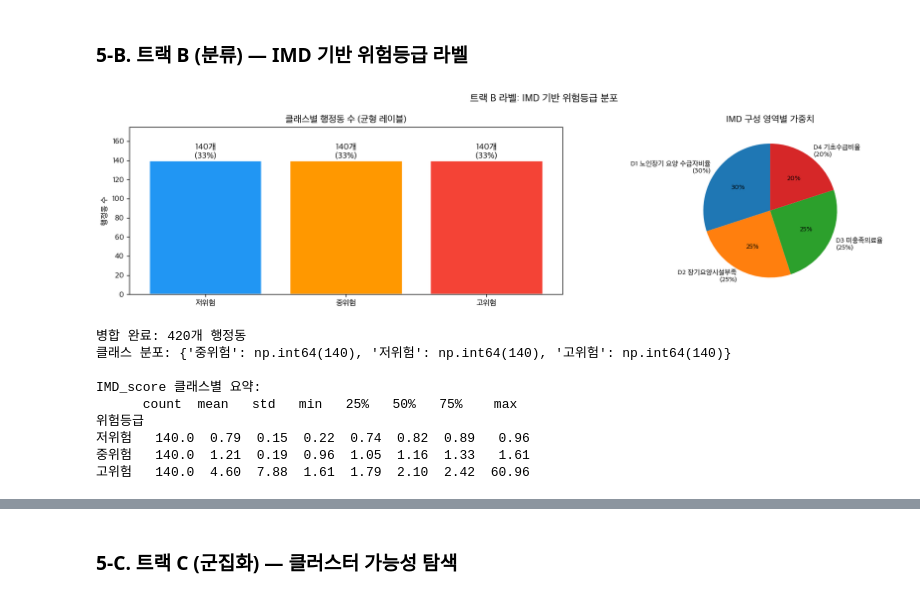
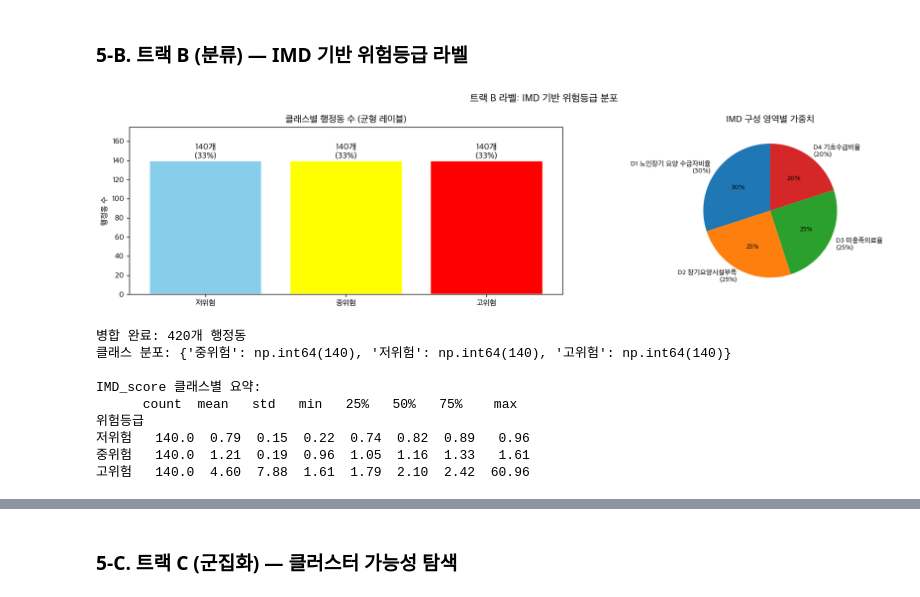
Before and after one commit to Hufssiyoung/elderly_healthcare_Income_analysis, a Jupyter notebook: EDA.ipynb, the cells around one changed output, grey strips where cells are left out. Saved outputs shown, nothing was run; the diff lists cells and outputs as text; code cells hidden in the pictures.

```diff
--- a/EDA.ipynb
+++ b/EDA.ipynb
@@ -414,7 +414,7 @@ df_b = df.drop(columns=['위험등급'], errors='ignore').merge(
 )
 
 order = ['저위험', '중위험', '고위험']
-colors = {'저위험': '#2196F3', '중위험': '#FF9800', '고위험': '#F44336'}
+colors = {'저위험': 'skyblue', '중위험': 'yellow', '고위험': 'red'}
 counts = df_b['위험등급'].value_counts()
 
 fig, axes = plt.subplots(1, 2, figsize=(16, 4))
@@ -424,34 +424,34 @@ axes[0].bar(order, [counts.get(c, 0) for c in order],
             color=[colors[c] for c in order], edgecolor='white', linewidth=1.5)
 for i, c in enumerate(order):
     axes[0].text(i, counts.get(c, 0) + 1, f"{counts.get(c, 0)}개\n({counts.get(c, 0)/len(df_b)*100:.0f}%)",
                  ha='center', va='bottom', fontweight='bold', fontsize=11)
 axes[0].set_title('클래스별 행정동 수 (균형 레이블)')
 axes[0].set_ylim(0, 175)
 axes[0].set_ylabel('행정동 수')
 
 
 # D1~D4 구성 지표 가중치 파이차트
 d_labels = ['D1 노인장기 요양 수급자비율\n(30%)',
             'D2 장기요양시설부족\n(25%)',
             'D3 미충족의료율\n(25%)',
             'D4 기초수급비율\n(20%)']
 d_weights = [0.30, 0.25, 0.25, 0.20]
 axes[1].pie(d_weights, labels=d_labels,
             autopct='%1.0f%%', startangle=90,
             textprops={'fontsize': 9})
 axes[1].set_title('IMD 구성 영역별 가중치')
 
 plt.suptitle('트랙 B 라벨: IMD 기반 위험등급 분포', fontsize=13, fontweight='bold')
 plt.tight_layout()
 plt.show()
 
 print(f'병합 완료: {len(df_b)}개 행정동')
 print(f'클래스 분포: {dict(counts)}')
 print()
 print('IMD_score 클래스별 요약:')
 print(df_b.groupby('위험등급')['IMD_score'].describe().round(2).loc[order])
 # %% [output]
-[figure, old version]
+[figure, new version]
 병합 완료: 420개 행정동
 클래스 분포: {'중위험': np.int64(140), '저위험': np.int64(140), '고위험': np.int64(140)}
 
```
Also changed, not shown: parts of 8 cells of this notebook, 2 other files.
